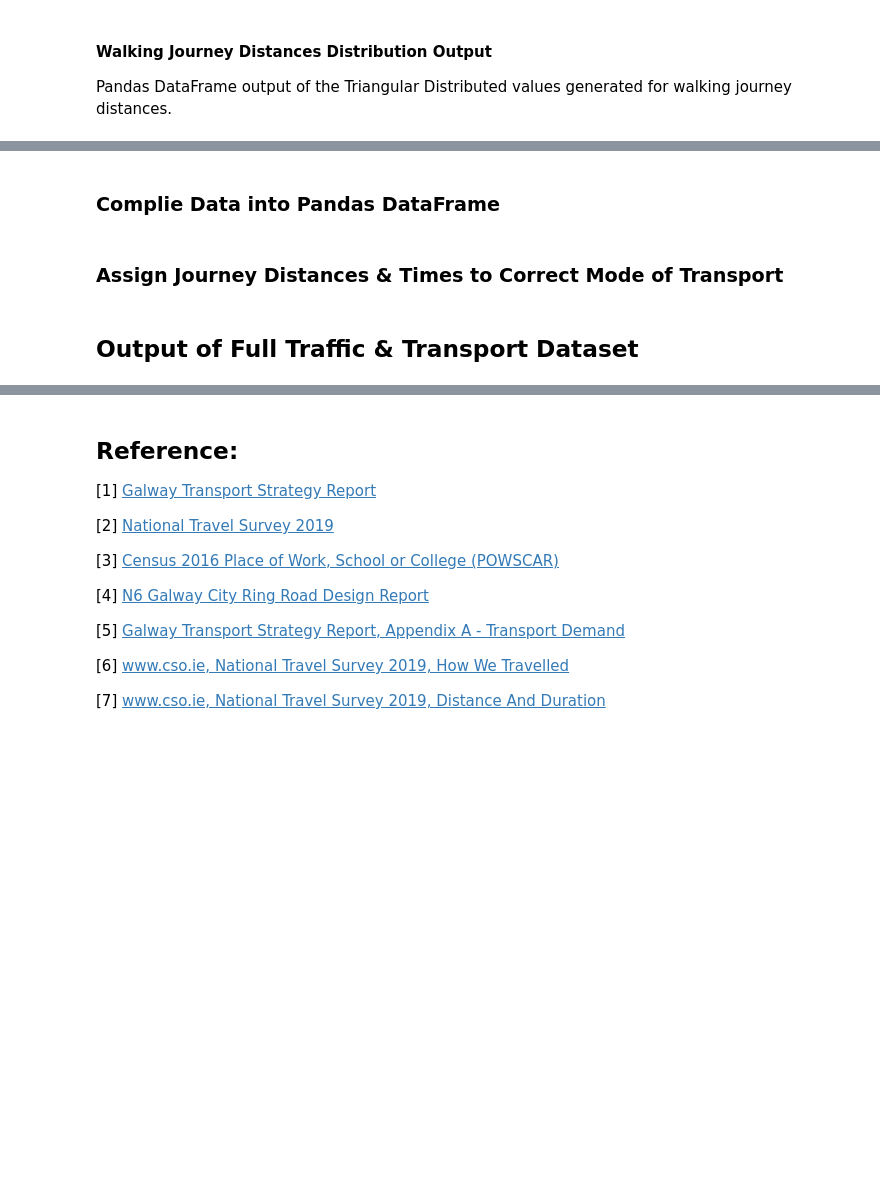
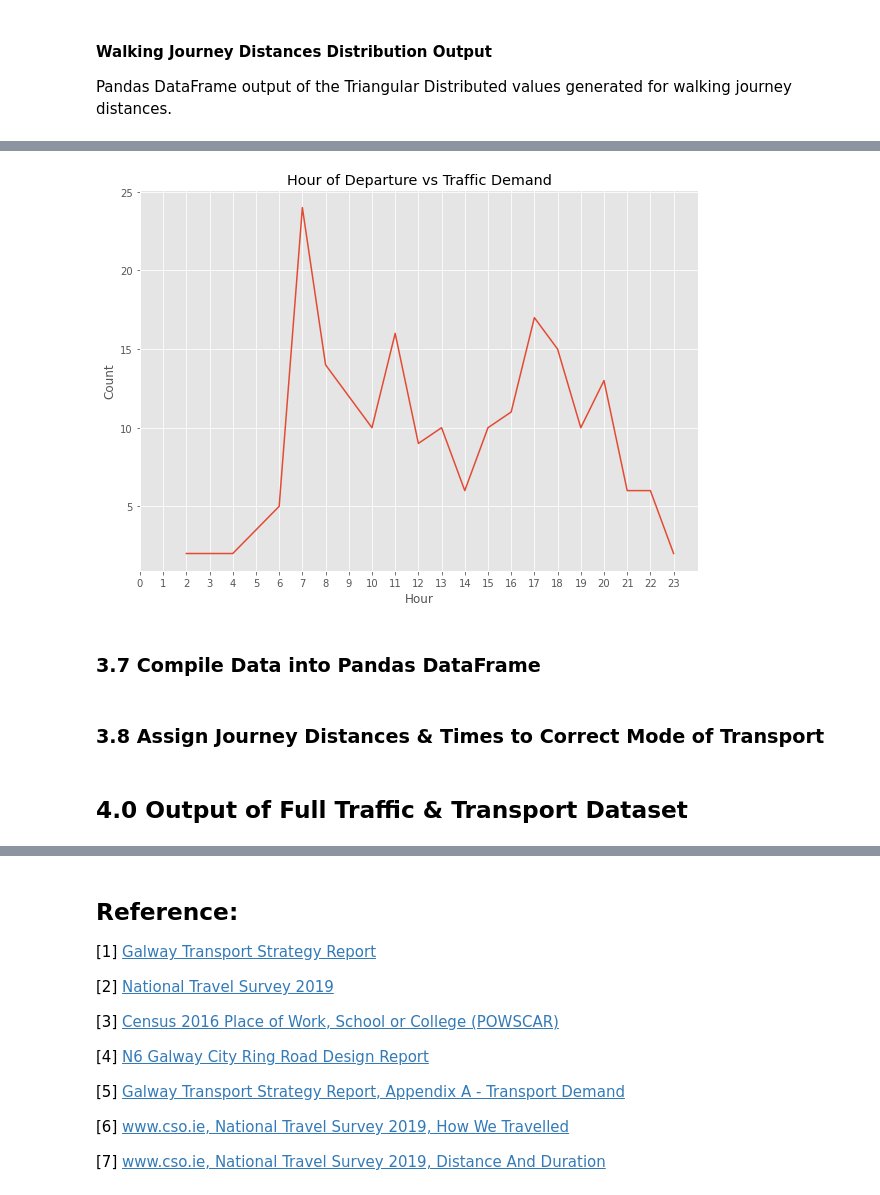
Before and after one commit to PaulSweeney89/ProgDA-Project2020, a Jupyter notebook: Traffic.ipynb, the cells around one changed output, grey strips where cells are left out. Drawn from its saved outputs; the diff is of its cells as text; code cells hidden in the pictures; blank space fills up the shorter version.

```diff
--- a/Traffic.ipynb
+++ b/Traffic.ipynb
@@ -50,7 +50,11 @@ import numpy as np
 import matplotlib.pyplot as plt
 import seaborn as sns
 import random
+import datetime
 
 # set plot style
 plt.style.use("ggplot")
+
+# Increasing the size of the output plots
+plt.rcParams["figure.figsize"] = (10,7)
 # %% [markdown]
@@ -520,0 +574,13 @@ plt.show()
+# %%
+# Hour of Departure distribution to dictionary
+dict_hours = { int(i) :  hours.tolist().count(i) for i in hours }
+
+# taking dictionary & output key & values as separate lists, dist_w  & count_dist_w.
+h = list(dict_hours.keys())
+count_h = list(dict_hours.values())
+# %%
+# Create Pandas DataFrame of Hours of Departure for Review.
+data_hours = {"Hour" : h, "Count" : count_h}
+df_hours=pd.DataFrame(data_hours)
+df_hours = df_hours.sort_values(by="Hour")
+df_hours
@@ -521,4 +605,10 @@ plt.show()
+# %%
+sns.lineplot(x='Hour', y='Count', data=df_hours)
+plt.title("Hour of Departure vs Traffic Demand")
+plt.xticks(np.arange(0, 24, 1.0));
+# %% [output]
+[figure, added]
 # %% [markdown]
-### Complie Data into Pandas DataFrame
+### 3.7 Compile Data into Pandas DataFrame
 # %%
 # Create Pandas Data Frame
@@ -526,6 +618,6 @@ data = {'Gender': gender, 'Age': age, 'Mode of Travel': mode, 'Journey Distance
 df = pd.DataFrame(data)
 # %% [markdown]
-### Assign Journey Distances & Times to Correct Mode of Transport
+### 3.8 Assign Journey Distances & Times to Correct Mode of Transport
 # %%
 # Assigning generated journey times & distances to the different modes of travel
 
@@ -547,7 +639,7 @@ df.loc[df['Age'] < 26, 'Age Group'] = "18 to 25"
 df.loc[(df['Age'] > 25) & (df['Age'] < 46), 'Age Group'] = "26 to 45"
 df.loc[(df['Age'] > 46) & (df['Age'] < 66), 'Age Group'] = "46 to 65"
 # %% [markdown]
-## Output of Full Traffic & Transport Dataset
+## 4.0 Output of Full Traffic & Transport Dataset
 # %%
 # sort dataset by Age
 df.sort_values(by='Age', ascending=True)
```
Also changed, not shown: parts of 33 cells of this notebook.
